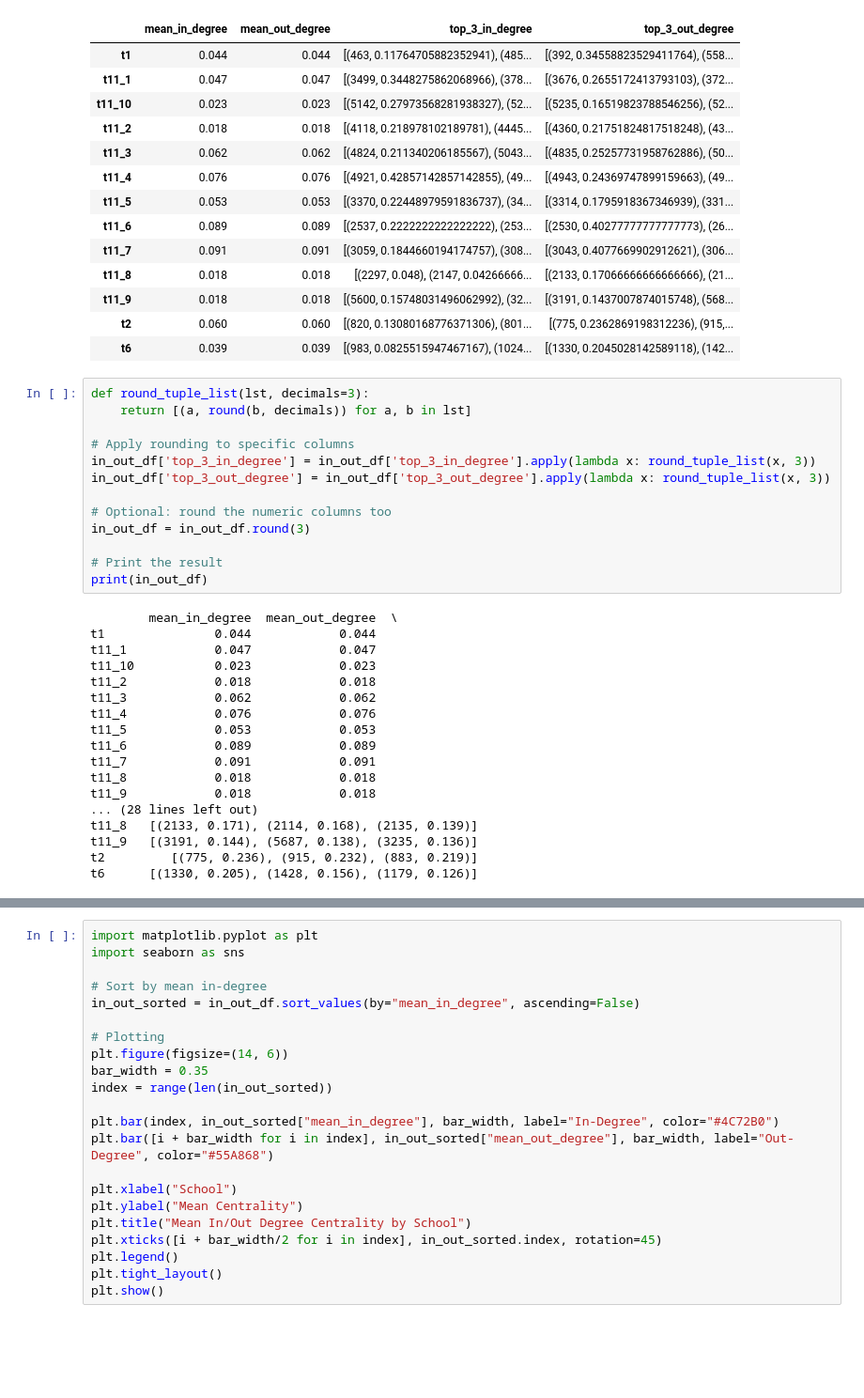
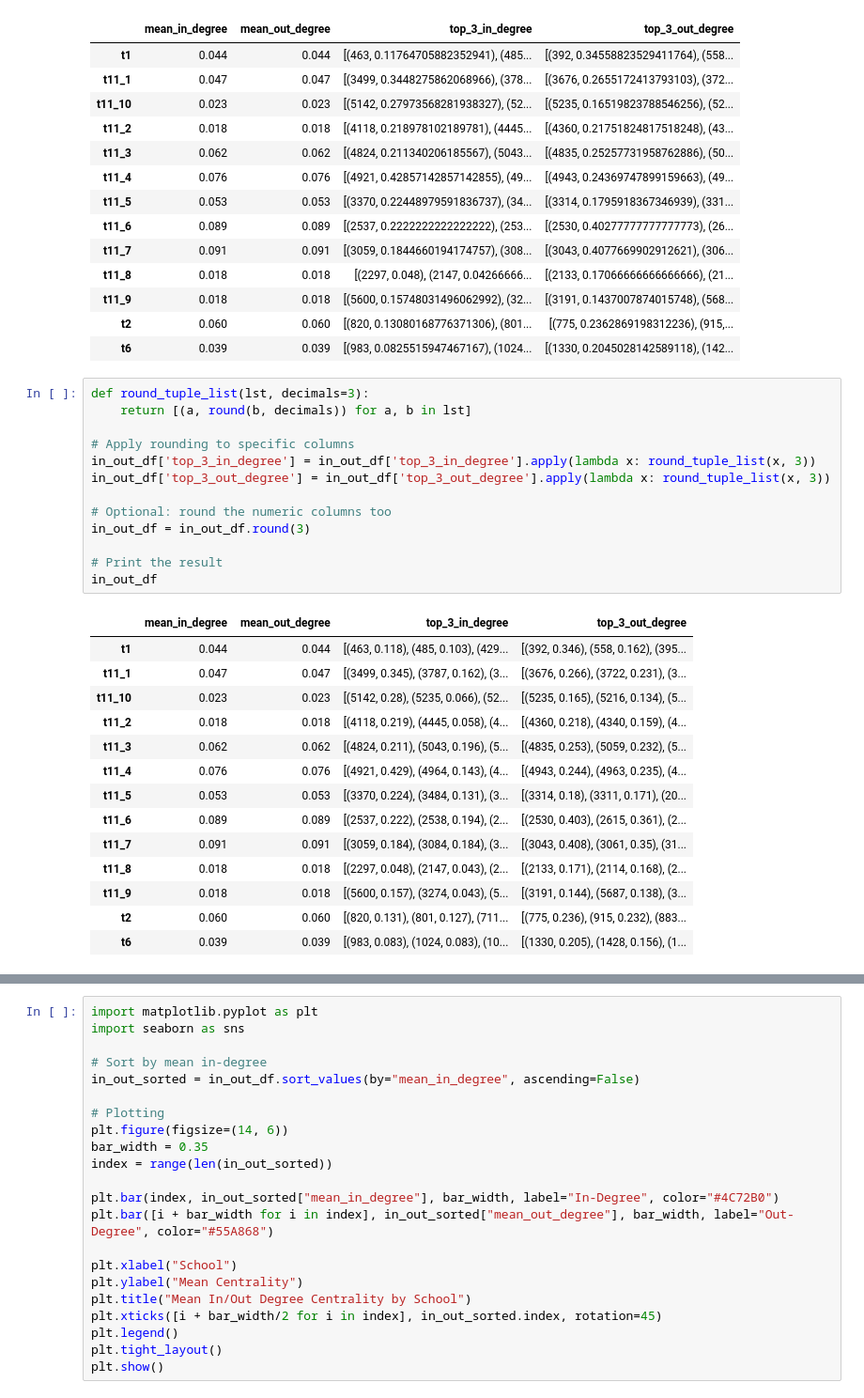
Before and after one commit to asalazar18s/SNA_25, a Jupyter notebook: metrics_IB.ipynb, the cells around one changed output, grey strips where cells are left out. Shown at 94% size. Cells and saved outputs as stored; diff of their text form; blank space fills up the shorter version.

```diff
--- a/metrics_IB.ipynb
+++ b/metrics_IB.ipynb
@@ -158,34 +158,31 @@ in_out_df.round(3)
 # %%
 def round_tuple_list(lst, decimals=3):
     return [(a, round(b, decimals)) for a, b in lst]
 
 # Apply rounding to specific columns
 in_out_df['top_3_in_degree'] = in_out_df['top_3_in_degree'].apply(lambda x: round_tuple_list(x, 3))
 in_out_df['top_3_out_degree'] = in_out_df['top_3_out_degree'].apply(lambda x: round_tuple_list(x, 3))
 
 # Optional: round the numeric columns too
 in_out_df = in_out_df.round(3)
 
 # Print the result
-print(in_out_df)
+in_out_df
 # %% [output]
-        mean_in_degree  mean_out_degree  \
-t1               0.044            0.044
-t11_1            0.047            0.047
-t11_10           0.023            0.023
-t11_2            0.018            0.018
-t11_3            0.062            0.062
-t11_4            0.076            0.076
-t11_5            0.053            0.053
-t11_6            0.089            0.089
-t11_7            0.091            0.091
-t11_8            0.018            0.018
-t11_9            0.018            0.018
-... (28 lines left out)
-t11_8   [(2133, 0.171), (2114, 0.168), (2135, 0.139)]
-t11_9   [(3191, 0.144), (5687, 0.138), (3235, 0.136)]
-t2         [(775, 0.236), (915, 0.232), (883, 0.219)]
-t6      [(1330, 0.205), (1428, 0.156), (1179, 0.126)]
+|  | mean_in_degree | mean_out_degree | top_3_in_degree | top_3_out_degree |
+| t1 | 0.044 | 0.044 | [(463, 0.118), (485, 0.103), (429... | [(392, 0.346), (558, 0.162), (395... |
+| t11_1 | 0.047 | 0.047 | [(3499, 0.345), (3787, 0.162), (3... | [(3676, 0.266), (3722, 0.231), (3... |
+| t11_10 | 0.023 | 0.023 | [(5142, 0.28), (5235, 0.066), (52... | [(5235, 0.165), (5216, 0.134), (5... |
+| t11_2 | 0.018 | 0.018 | [(4118, 0.219), (4445, 0.058), (4... | [(4360, 0.218), (4340, 0.159), (4... |
+| t11_3 | 0.062 | 0.062 | [(4824, 0.211), (5043, 0.196), (5... | [(4835, 0.253), (5059, 0.232), (5... |
+| t11_4 | 0.076 | 0.076 | [(4921, 0.429), (4964, 0.143), (4... | [(4943, 0.244), (4963, 0.235), (4... |
+| t11_5 | 0.053 | 0.053 | [(3370, 0.224), (3484, 0.131), (3... | [(3314, 0.18), (3311, 0.171), (20... |
+| t11_6 | 0.089 | 0.089 | [(2537, 0.222), (2538, 0.194), (2... | [(2530, 0.403), (2615, 0.361), (2... |
+| t11_7 | 0.091 | 0.091 | [(3059, 0.184), (3084, 0.184), (3... | [(3043, 0.408), (3061, 0.35), (31... |
+| t11_8 | 0.018 | 0.018 | [(2297, 0.048), (2147, 0.043), (2... | [(2133, 0.171), (2114, 0.168), (2... |
+| t11_9 | 0.018 | 0.018 | [(5600, 0.157), (3274, 0.043), (5... | [(3191, 0.144), (5687, 0.138), (3... |
+| t2 | 0.060 | 0.060 | [(820, 0.131), (801, 0.127), (711... | [(775, 0.236), (915, 0.232), (883... |
+| t6 | 0.039 | 0.039 | [(983, 0.083), (1024, 0.083), (10... | [(1330, 0.205), (1428, 0.156), (1... |
 # %%
 for school_id, row in in_out_df.iterrows():
     print(f"School: {school_id}")
```
Also changed, not shown: parts of 7 cells of this notebook, 1 other file.
